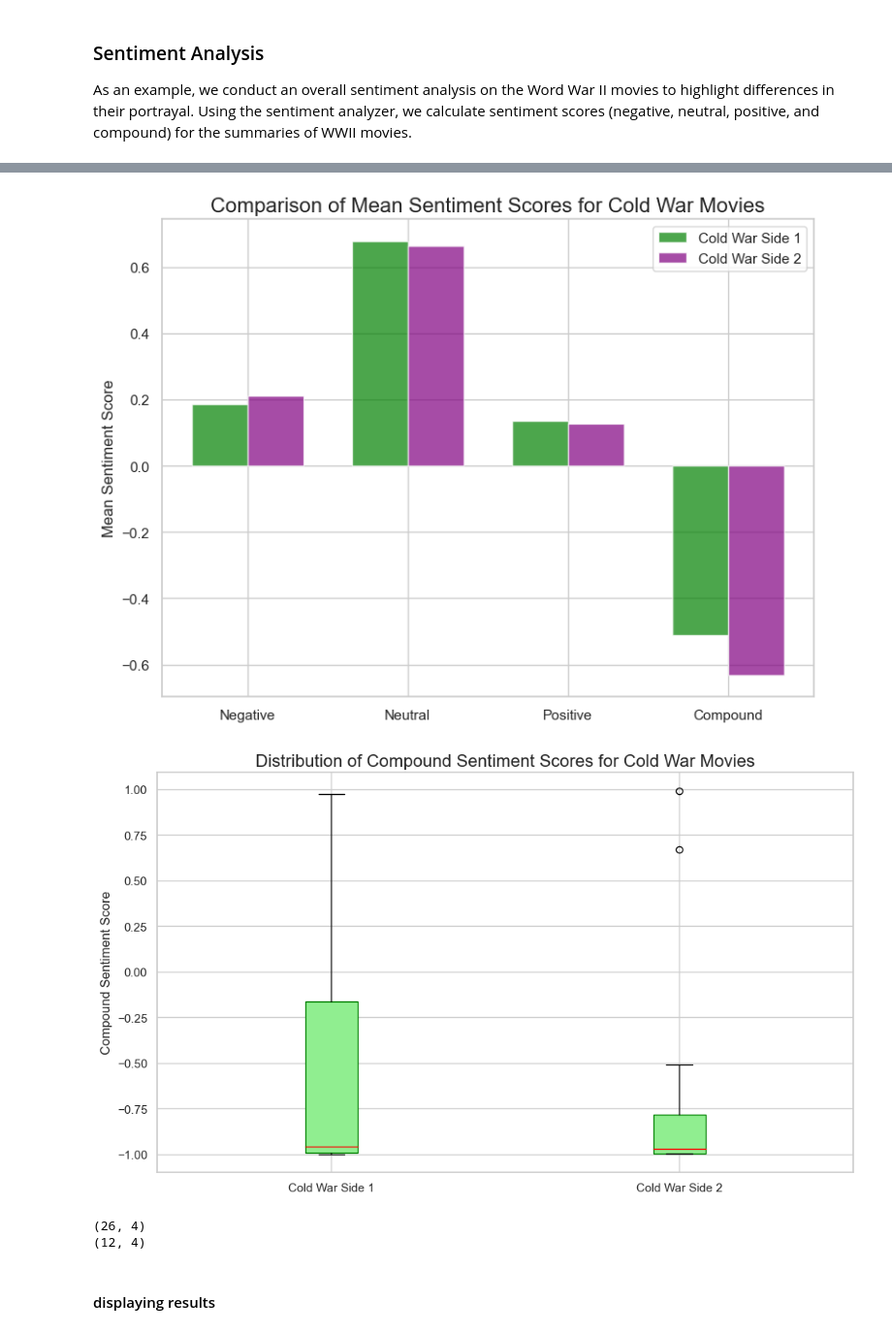
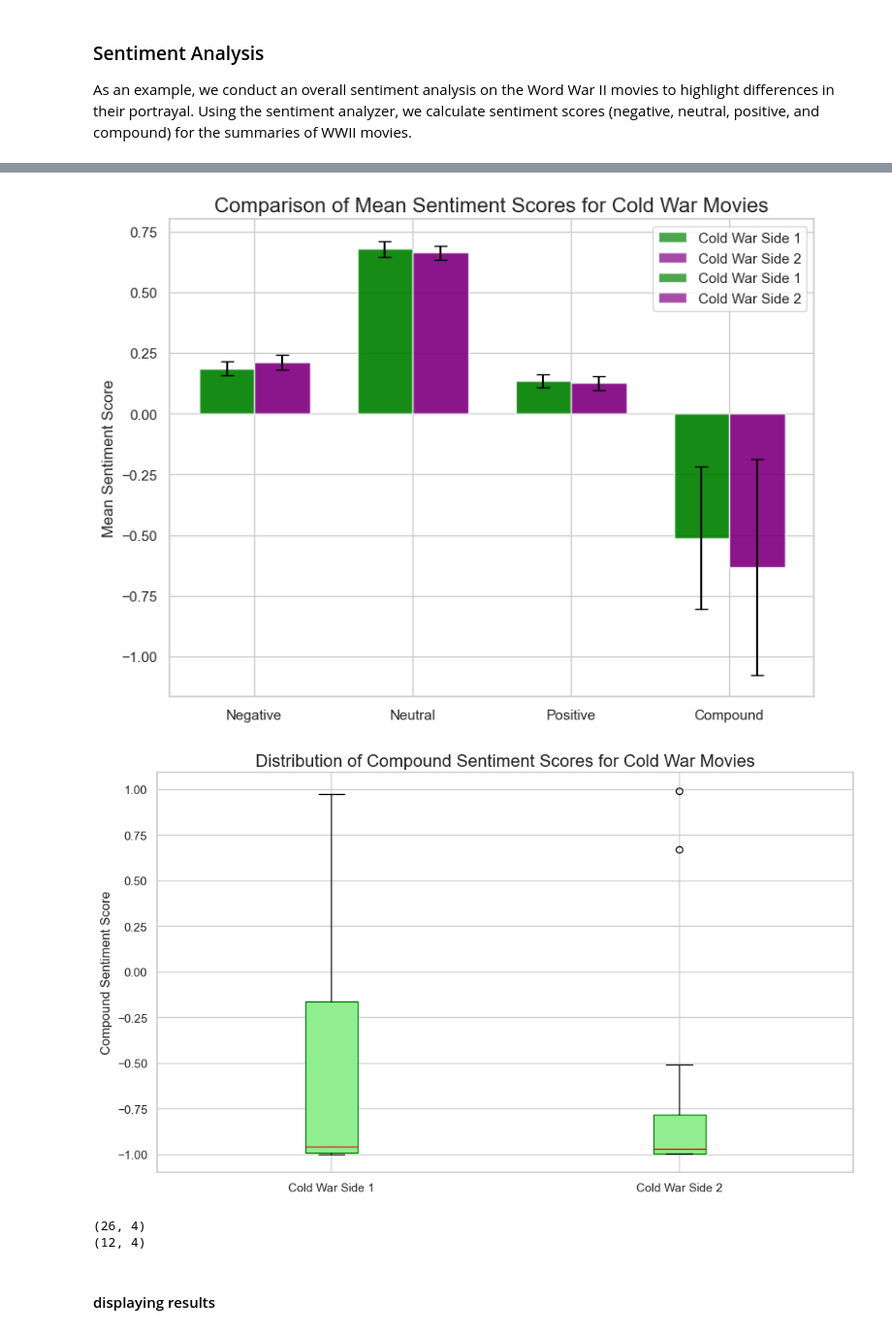
Before and after one commit to epfl-ada/ada-2024-project-americandentalassociation, a Jupyter notebook: results.ipynb, the cells around one changed output, grey strips where cells are left out. Shown at 97% size. Drawn from its saved outputs; the diff is of its cells as text; code cells hidden in the pictures.

Commit message:
plots (Question3.ipynb) resized the plots

```diff
--- a/results.ipynb
+++ b/results.ipynb
@@ -911,3 +899,33 @@ neu         0.662667
 pos         0.126333
 compound   -0.630942
 dtype: float64
+# %%
+from scipy import stats
+
+def calculate_confidence_intervals(sentiment_df, confidence=0.95):
+    results = []
+
+    for column in ['neg', 'neu', 'pos', 'compound']:
+        data = sentiment_df[column]
+        mean = np.mean(data)
+        std_err = stats.sem(data)
+        ci = stats.t.interval(confidence, len(data)-1, mean, std_err)
+
+        results.append({
+            'mesure': column,
+            'moyenne': mean,
+            'ci_lower': ci[0],
+            'ci_upper': ci[1]
+        })
+
+    return pd.DataFrame(results)
+
+ci_wwii_side1 = calculate_confidence_intervals(sentiment_df_1)
+ci_wwii_side2 = calculate_confidence_intervals(sentiment_df_2)
+ci_cold_side1 = calculate_confidence_intervals(sentiment_df_3)
+ci_cold_side2 = calculate_confidence_intervals(sentiment_df_4)
+
+print(ci_wwii_side1)
+print(ci_wwii_side2)
+print(ci_cold_side1)
+print(ci_cold_side2)
@@ -955,36 +1011,49 @@ print(sentiment_df_2.shape)
 labels = ['Negative', 'Neutral', 'Positive', 'Compound']
 x = np.arange(len(labels))
 
+ci_lower_3 = mean_scores_3 - ci_cold_side1['ci_lower'].values
+ci_upper_3 = ci_cold_side1['ci_upper'].values - mean_scores_3
+
+ci_lower_4 = mean_scores_4 - ci_cold_side2['ci_lower'].values
+ci_upper_4 = ci_cold_side2['ci_upper'].values - mean_scores_4
+
+
 # Visualization 1: Comparison of Mean Sentiment Scores for Cold War movies
 fig, ax = plt.subplots(figsize=(8, 6))
 width = 0.35
+
+rects1 = ax.bar(x - width/2, mean_scores_3, width, label='Cold War Side 1', color='green', alpha=0.7,
+                yerr=[ci_lower_3, ci_upper_3], capsize=5, ecolor='black')
+rects2 = ax.bar(x + width/2, mean_scores_4, width, label='Cold War Side 2', color='purple', alpha=0.7,
+                yerr=[ci_lower_4, ci_upper_4], capsize=5, ecolor='black')
+
 
 ax.bar(x - width/2, mean_scores_3, width, label='Cold War Side 1', color='green', alpha=0.7)
 ax.bar(x + width/2, mean_scores_4, width, label='Cold War Side 2', color='purple', alpha=0.7)
 
 ax.set_title("Comparison of Mean Sentiment Scores for Cold War Movies", fontsize=16)
 ax.set_xticks(x)
 ax.set_xticklabels(labels)
 ax.set_ylabel("Mean Sentiment Score", fontsize=12)
 ax.legend()
 plt.tight_layout()
 plt.show()
 
 # Visualization 2: Distribution of 'compound' scores for Cold War movies using boxplots
 fig, ax = plt.subplots(figsize=(10, 6))
 data_cold_war = [sentiment_df_3['compound'], sentiment_df_4['compound']]
 ax.boxplot(data_cold_war, vert=True, patch_artist=True, labels=['Cold War Side 1', 'Cold War Side 2'],
            boxprops=dict(facecolor='lightgreen', color='green'), medianprops=dict(color='red'))
 
 ax.set_title("Distribution of Compound Sentiment Scores for Cold War Movies", fontsize=16)
 ax.set_ylabel("Compound Sentiment Score", fontsize=12)
 plt.tight_layout()
 plt.show()
 
 print(sentiment_df_3.shape)
 print(sentiment_df_4.shape)
 # %% [output]
-[figure, old version]
+[figure, new version]
 [figure]
 (26, 4)
 (12, 4)
```
Also changed, not shown: parts of 9 cells of this notebook, 9 other files.
